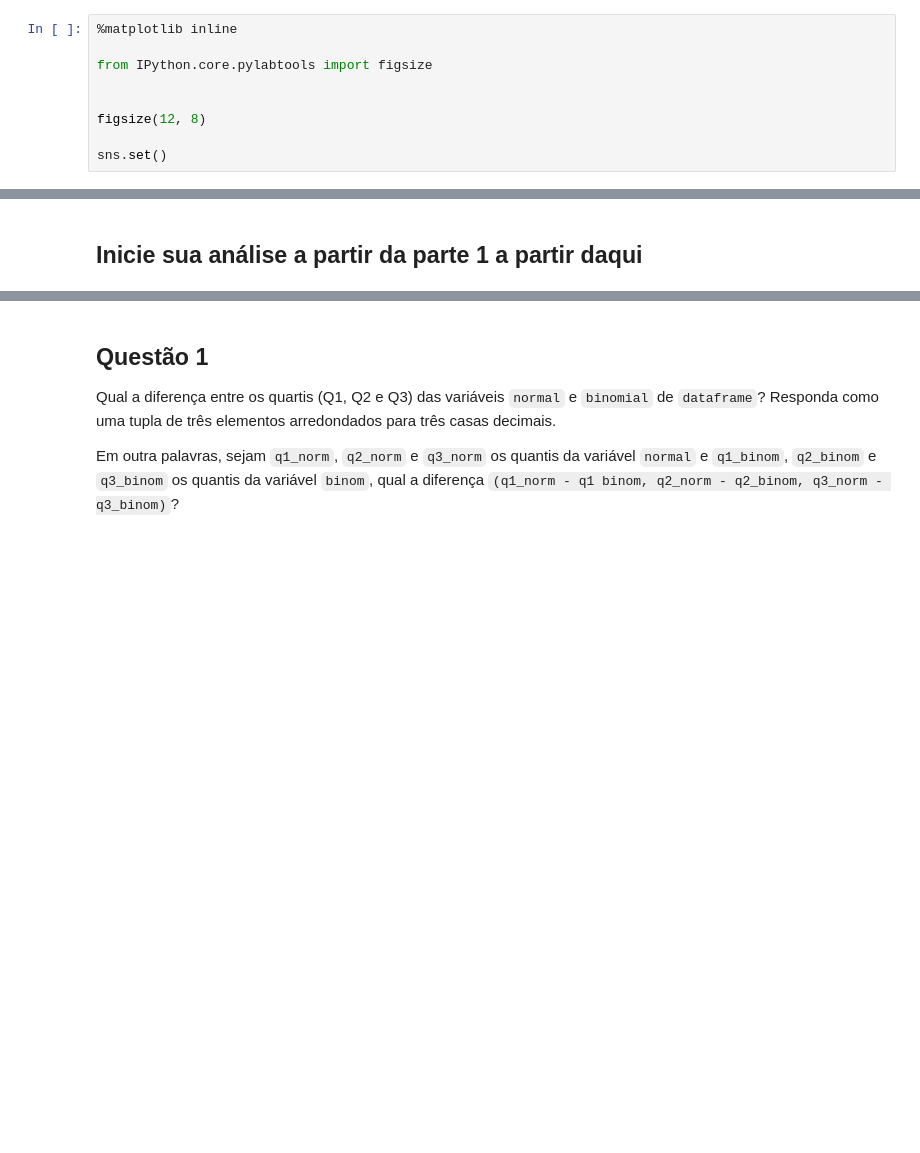
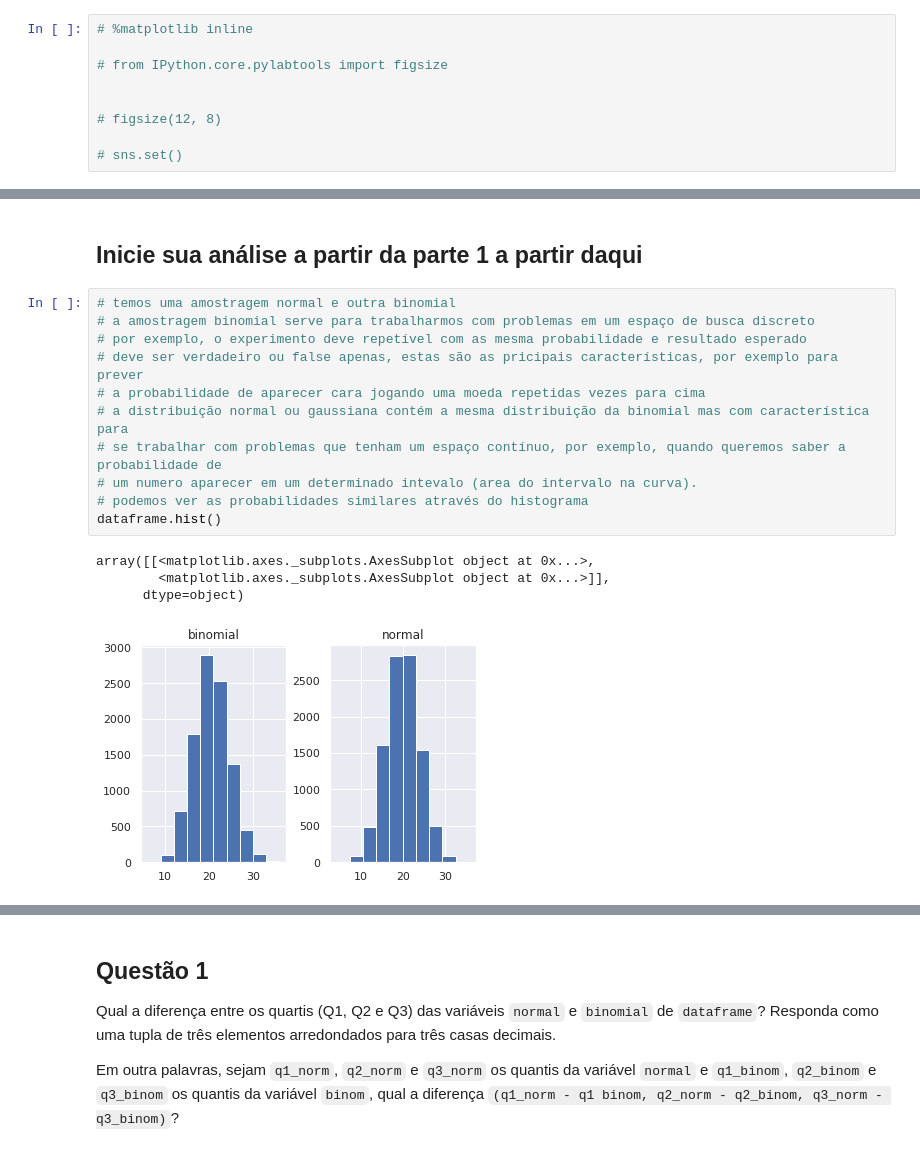
Before and after one commit to gplichoski/codenation-challenge3-probability-distribution, a Jupyter notebook: main.ipynb, the cells around one changed output, grey strips where cells are left out. Saved outputs shown, nothing was run; the diff lists cells and outputs as text; blank space fills up the shorter version.

```diff
--- a/main.ipynb
+++ b/main.ipynb
@@ -20,13 +20,13 @@ import seaborn as sns
 from statsmodels.distributions.empirical_distribution import ECDF
 # %%
-%matplotlib inline
+# %matplotlib inline
 
-from IPython.core.pylabtools import figsize
+# from IPython.core.pylabtools import figsize
 
 
-figsize(12, 8)
+# figsize(12, 8)
 
-sns.set()
+# sns.set()
 # %% [markdown]
 ## Parte 1
 # %% [markdown]
@@ -38,3 +38,19 @@ dataframe = pd.DataFrame({"normal": sct.norm.rvs(20, 4, size=10000),
                      "binomial": sct.binom.rvs(100, 0.2, size=10000)})
 # %% [markdown]
 ## Inicie sua análise a partir da parte 1 a partir daqui
+# %%
+# temos uma amostragem normal e outra binomial
+# a amostragem binomial serve para trabalharmos com problemas em um espaço de busca discreto
+# por exemplo, o experimento deve repetível com as mesma probabilidade e resultado esperado
+# deve ser verdadeiro ou false apenas, estas são as pricipais características, por exemplo para prever
+# a probabilidade de aparecer cara jogando uma moeda repetidas vezes para cima
+# a distribuição normal ou gaussiana contém a mesma distribuição da binomial mas com característica para
+# se trabalhar com problemas que tenham um espaço contínuo, por exemplo, quando queremos saber a probabilidade de
+# um numero aparecer em um determinado intevalo (area do intervalo na curva).
+# podemos ver as probabilidades similares através do histograma
+dataframe.hist()
+# %% [output]
+array([[<matplotlib.axes._subplots.AxesSubplot object at 0x...>,
+        <matplotlib.axes._subplots.AxesSubplot object at 0x...>]],
+      dtype=object)
+[figure, added]
```
Also changed, not shown: parts of 21 cells of this notebook, 6 other files.
